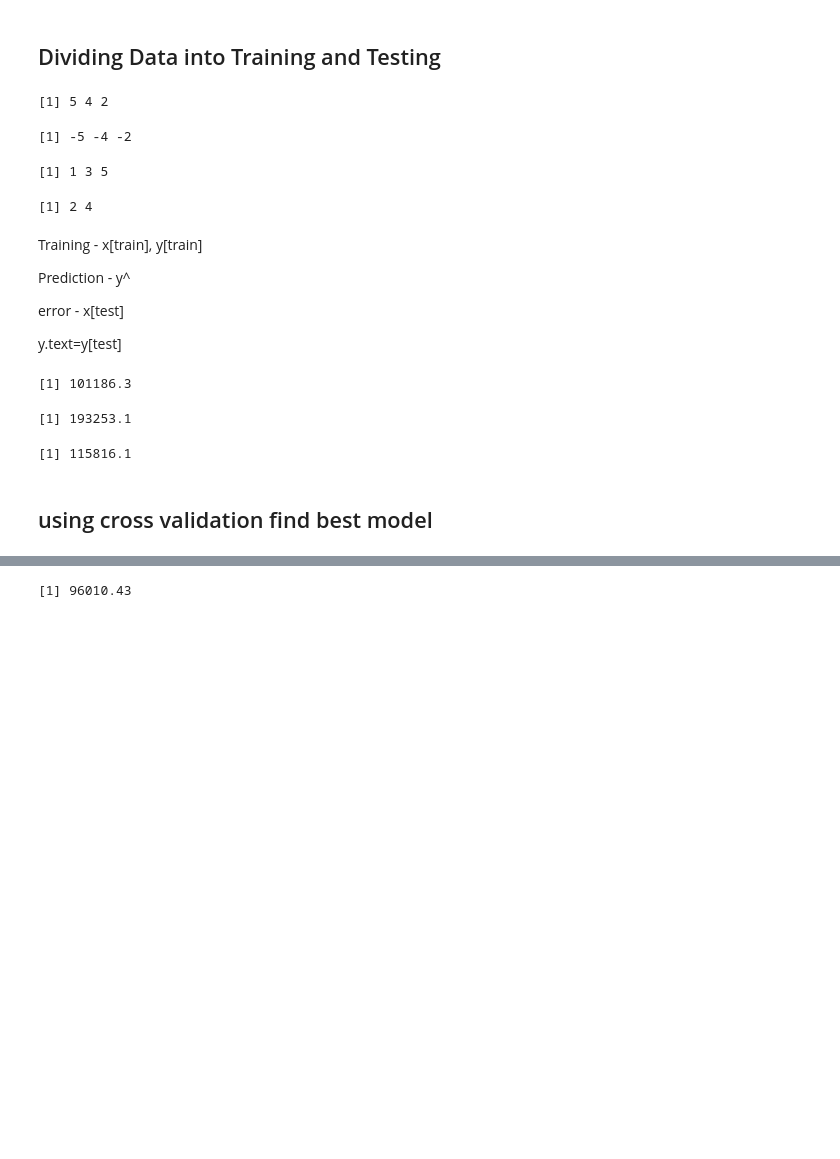
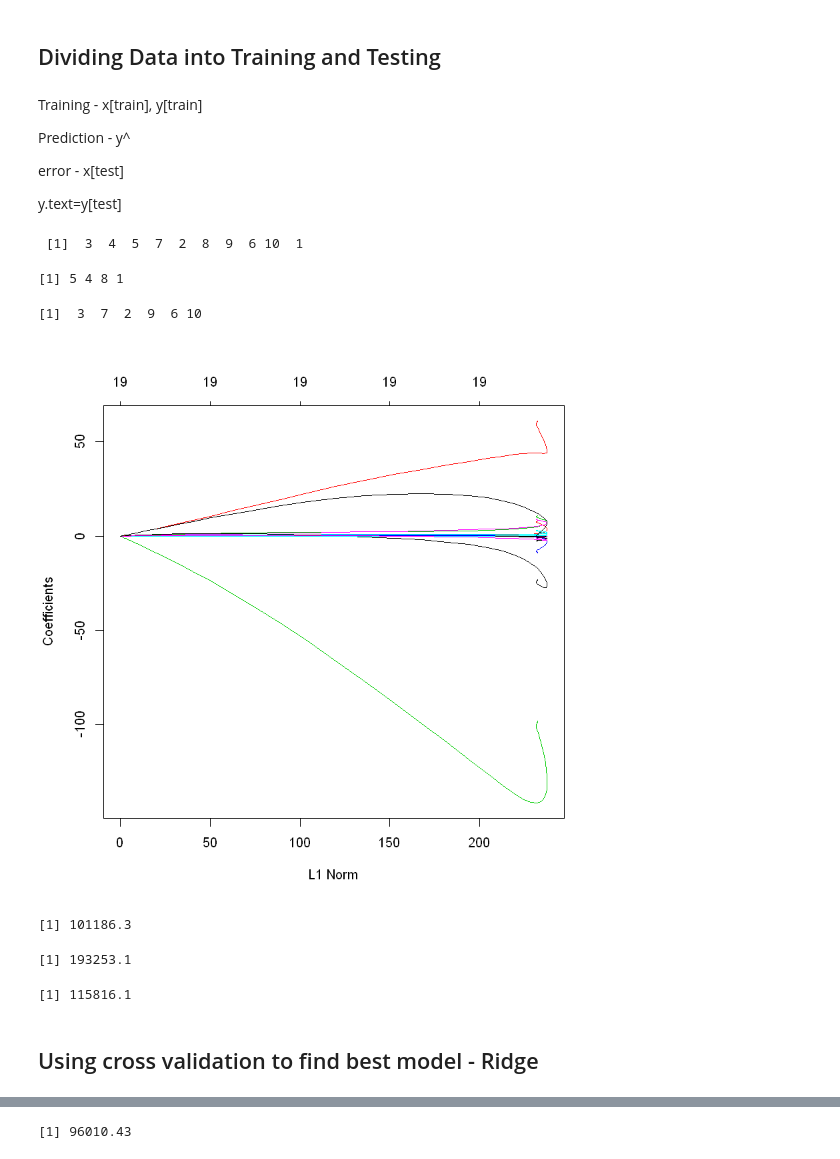
Before and after one commit to nkjadhav/Practise-R, a Jupyter notebook: Day 7/300818.ipynb, the cells around one changed output, grey strips where cells are left out. Cells and saved outputs as stored; diff of their text form; code cells hidden in the pictures; blank space fills up the shorter version.

```diff
--- a/Day 7/300818.ipynb
+++ b/Day 7/300818.ipynb
@@ -157,25 +165,6 @@ Errors      -3.278600e+00
 NewLeagueN  -9.496680e+00
 # %% [markdown]
 ## Dividing Data into Training and Testing
-# %%
-
-set.seed(1)
-
-temp<-sample(1:5)
-
-train <- sample(1:5, 3)
-train
-
-test = -train
-test
-
-temp[train]
-temp[test]
-# %% [output]
-[1] 5 4 2
-[1] -5 -4 -2
-[1] 1 3 5
-[1] 2 4
 # %% [markdown]
 Training - x[train], y[train]
 
@@ -184,6 +173,24 @@ Prediction - y^
 error - x[test]
 
 y.text=y[test]
+# %%
+# Simple demonstration with numbers
+set.seed(1)
+
+temp<-sample(1:10)
+temp
+
+train <- sample(1:10, 4)
+#train
+temp[train]
+
+test = -train
+#test
+temp[test]
+# %% [output]
+ [1]  3  4  5  7  2  8  9  6 10  1
+[1] 5 4 8 1
+[1]  3  7  2  9  6 10
 # %%
 #if we set seed it generates sequence. next seq is genereated frm previous set n so on
 set.seed(1)
@@ -200,6 +207,9 @@ test<- -train
 # %%
 #new model on trainig data
 ridge.mod2<- glmnet(x[train,],y[train], alpha = 0, lambda= grid)
+plot(ridge.mod2)
+# %% [output]
+[figure, added]
 # %%
 #predict: gives y hat - s=4
 ridge.pred<- predict(ridge.mod2, s=4,newx = x[test,])
@@ -221,5 +233,5 @@ RSS3
 [1] 193253.1
 [1] 115816.1
 # %% [markdown]
-## using cross validation find best model
+## Using cross validation to find best model - Ridge
 # %%
```
Also changed, not shown: parts of 18 cells of this notebook.
